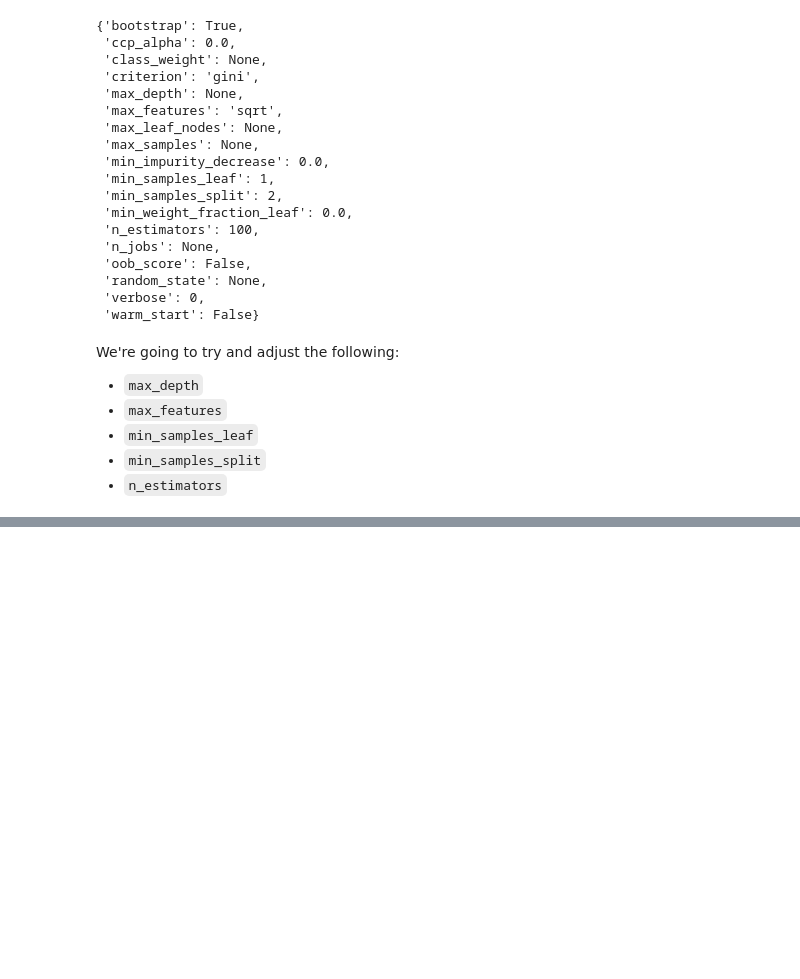
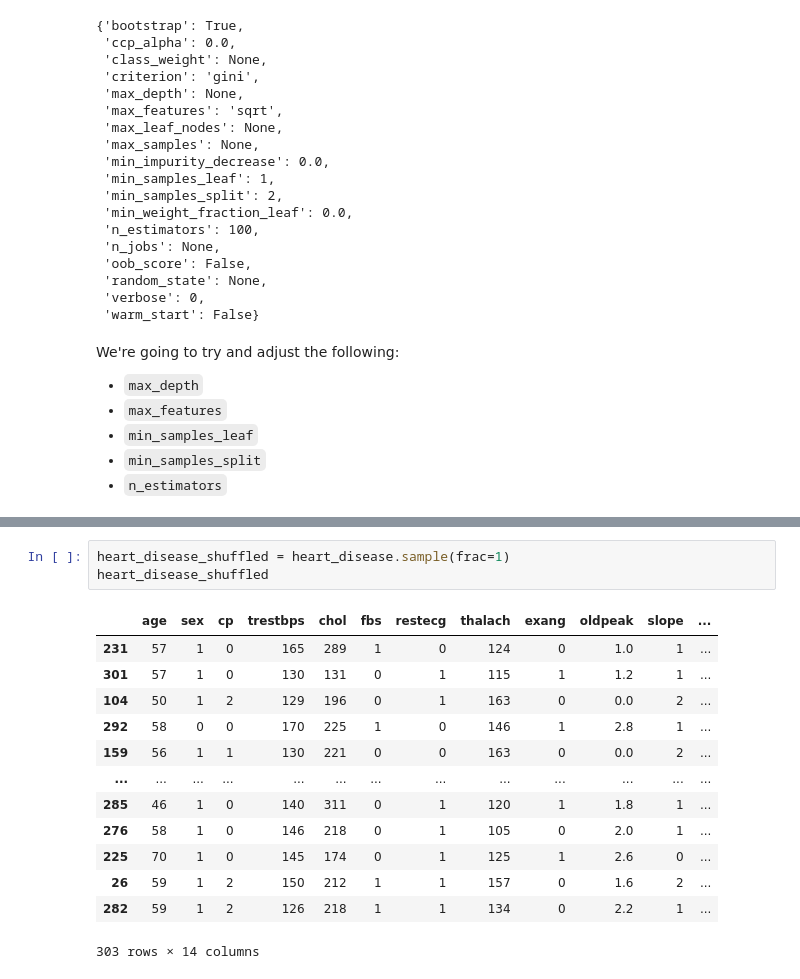
Before and after one commit to GoldenEye37/machine-learning-101, a Jupyter notebook: introduction-to-sckit-learn.ipynb, the cells around one changed output, grey strips where cells are left out. Cells and saved outputs as stored; diff of their text form; blank space fills up the shorter version.

```diff
--- a/introduction-to-sckit-learn.ipynb
+++ b/introduction-to-sckit-learn.ipynb
@@ -1852,0 +1870,17 @@ X_valid, y_valid = X[train_split:valid_split]
+# %%
+heart_disease_shuffled = heart_disease.sample(frac=1)
+heart_disease_shuffled
+# %% [output]
+|  | age | sex | cp | trestbps | chol | fbs | restecg | thalach | exang | oldpeak | slope | ... |
+| 231 | 57 | 1 | 0 | 165 | 289 | 1 | 0 | 124 | 0 | 1.0 | 1 | ... |
+| 301 | 57 | 1 | 0 | 130 | 131 | 0 | 1 | 115 | 1 | 1.2 | 1 | ... |
+| 104 | 50 | 1 | 2 | 129 | 196 | 0 | 1 | 163 | 0 | 0.0 | 2 | ... |
+| 292 | 58 | 0 | 0 | 170 | 225 | 1 | 0 | 146 | 1 | 2.8 | 1 | ... |
+| 159 | 56 | 1 | 1 | 130 | 221 | 0 | 0 | 163 | 0 | 0.0 | 2 | ... |
+| ... | ... | ... | ... | ... | ... | ... | ... | ... | ... | ... | ... | ... |
+| 285 | 46 | 1 | 0 | 140 | 311 | 0 | 1 | 120 | 1 | 1.8 | 1 | ... |
+| 276 | 58 | 1 | 0 | 146 | 218 | 0 | 1 | 105 | 0 | 2.0 | 1 | ... |
+| 225 | 70 | 1 | 0 | 145 | 174 | 0 | 1 | 125 | 1 | 2.6 | 0 | ... |
+| 26 | 59 | 1 | 2 | 150 | 212 | 1 | 1 | 157 | 0 | 1.6 | 2 | ... |
+| 282 | 59 | 1 | 2 | 126 | 218 | 1 | 1 | 134 | 0 | 2.2 | 1 | ... |
+303 rows × 14 columns
```
Also changed, not shown: parts of 2 cells of this notebook.
